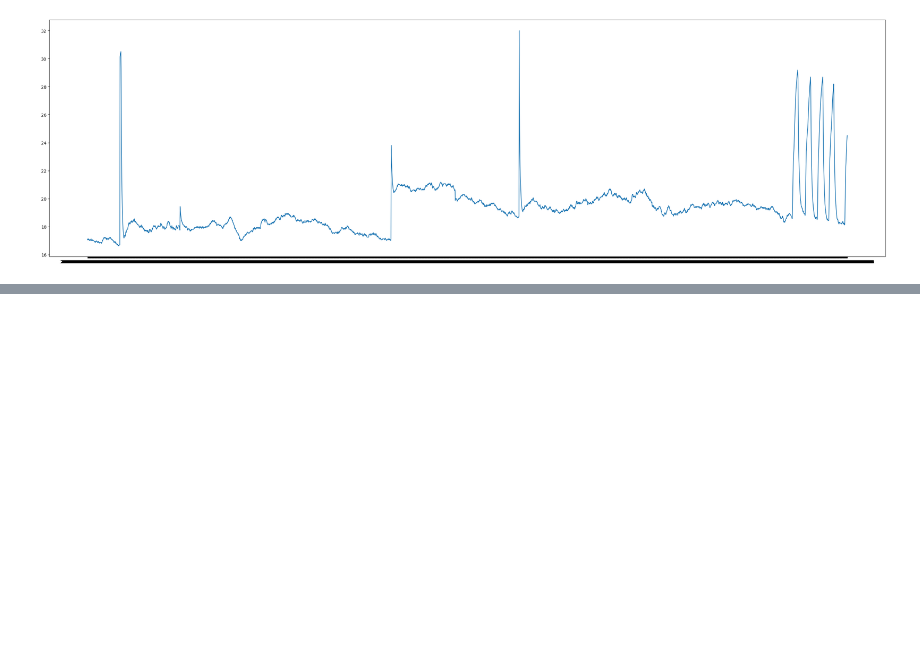
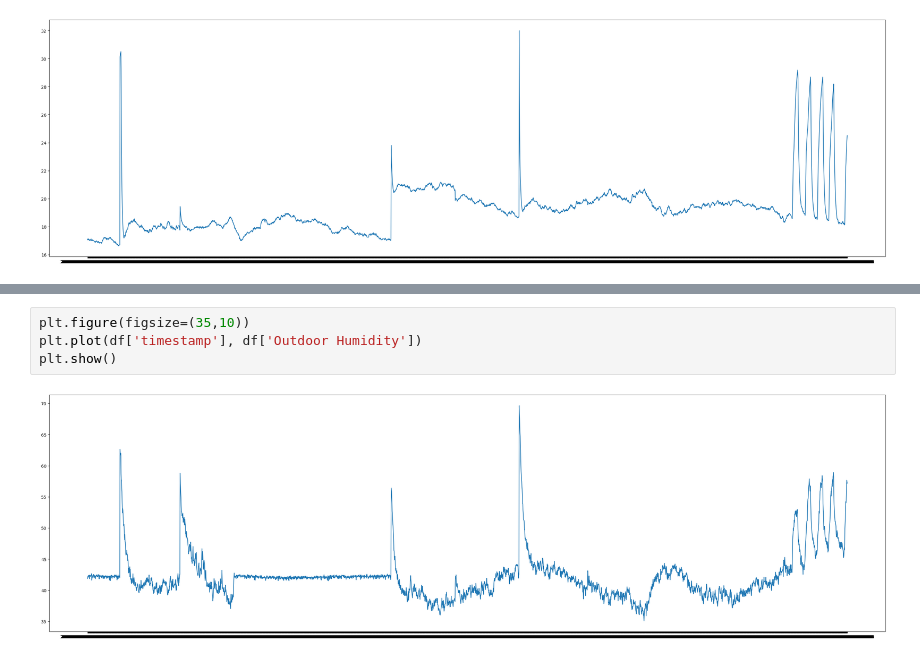
Before and after one commit to AkilaIsuri/AirConditioner-AnomalyDetection, a Jupyter notebook: EDA.ipynb, the cells around one changed output, grey strips where cells are left out. Drawn from its saved outputs; the diff is of its cells as text; blank space fills up the shorter version.

```diff
--- a/EDA.ipynb
+++ b/EDA.ipynb
@@ -320,0 +339,6 @@ plt.show()
+# %%
+plt.figure(figsize=(35,10))
+plt.plot(df['timestamp'], df['Outdoor Humidity'])
+plt.show()
+# %% [output]
+[figure, added]
```
Also changed, not shown: parts of 14 cells of this notebook, 1 other file.
